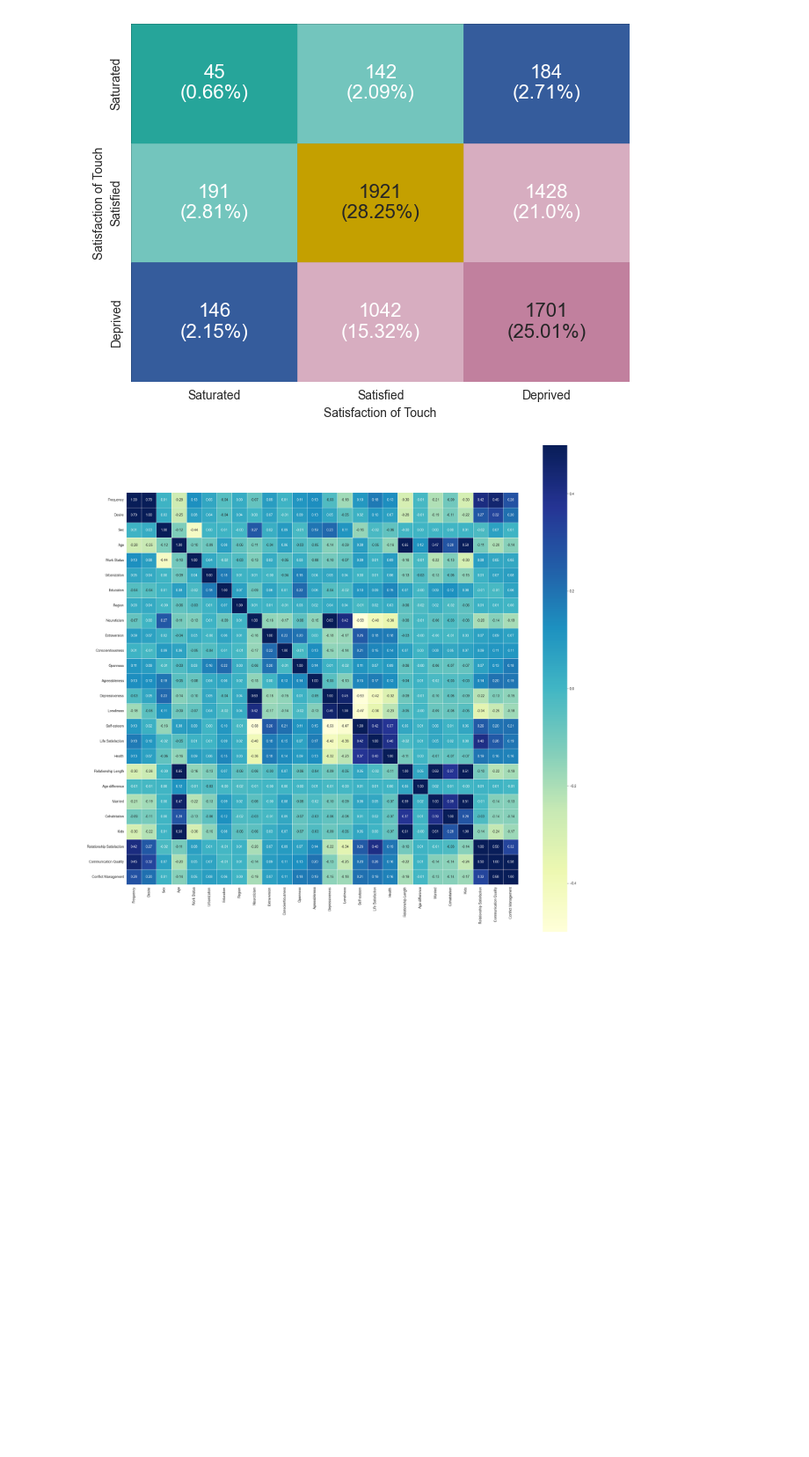
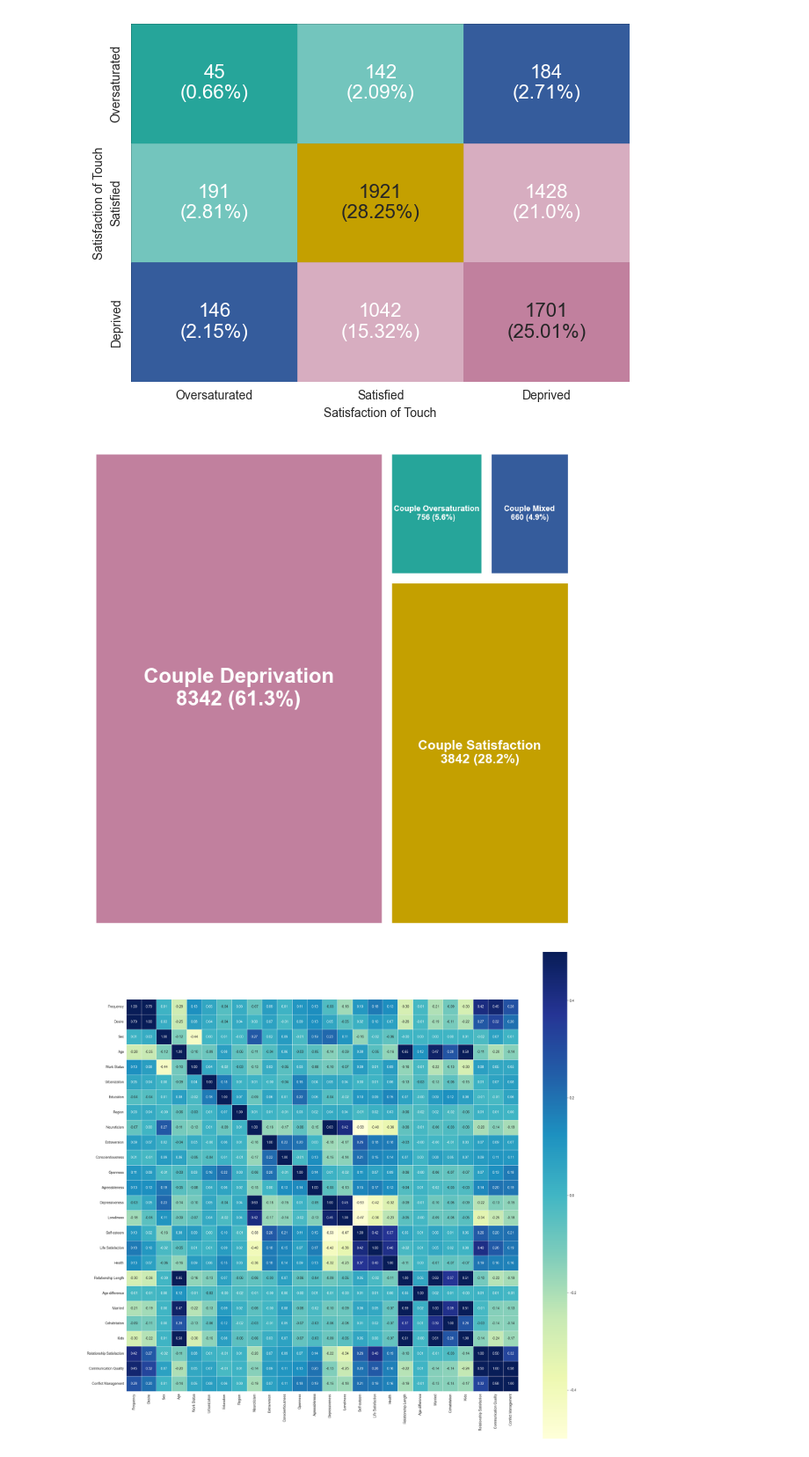
Before and after one commit to EdgardoCS/touchCouples, a Jupyter notebook: correlations_plot.ipynb, the cells around one changed output. Shown at 88% size. Saved outputs shown, nothing was run; the diff lists cells and outputs as text; code cells hidden in the pictures; blank space fills up the shorter version.

```diff
--- a/correlations_plot.ipynb
+++ b/correlations_plot.ipynb
@@ -18,7 +19,7 @@ df2 = pd.read_csv('source/FReDA4.csv')
 # ensure ordered categorical
 df2['Perception'] = pd.Categorical(
     df2['Perception'],
-    categories=['Saturated', 'Satisfied', 'Deprived'],
+    categories=['Oversaturated', 'Satisfied', 'Deprived'],
     ordered=True
 )
 
@@ -82,12 +83,65 @@ plt.ylabel("Satisfaction of Touch")
 plt.tight_layout()
 # plt.savefig('output/img/poster/divergence3.png', dpi=600, transparent=False, bbox_inches='tight')
 # %% [output]
-[figure, old version]
+[figure, new version]
 # %%
-df2.loc[(df2['Kids'] == 0), "Kids binary"] = 0
-df2.loc[(df2['Kids'] >= 1), "Kids binary"] = 1
+import squarify
 
-couples_satisfied = df2[df2["Group3"] == "Couple Satisfaction"].copy()
-couples_deprived = df2[df2["Group3"] == "Couple Deprivation"].copy()
-couples_saturated = df2[df2["Group3"] == "Couple Saturation"].copy()
-couples_mixed = df2[df2["Group3"] == "Couple Mixed"].copy()
+# ensure ordered categorical
+df2['Group3'] = pd.Categorical(
+    df2['Group3'],
+    categories=['Couple Satisfaction', 'Couple Deprivation', 'Couple Oversaturation', 'Couple Mixed'],
+    ordered=True
+)
+
+counts = df2["Group3"].value_counts(sort=True)
+total = counts.sum()
+
+custom_labels = [
+    f"{label}\n{count} ({(count / total) * 100:.1f}%)"
+    for label, count in zip(counts.index, counts.values)
+]
+
+tree_colors = [
+    '#c1809e',
+    '#C4A000',
+    '#26a59a',
+    '#355C9C',
+]
+
+fig, ax = plt.subplots(figsize=(10, 10))
+ax.set_axis_off()
+
+squarify.plot(sizes=counts,
+              label=custom_labels,
+              ax=ax,
+              color=tree_colors,
+              pad=True,
+              text_kwargs={"color": "white",
+                           # "fontsize": 11,
+                           "fontweight": "bold"
+                           }
+              )
+
+min_font_size = 9
+max_font_size = 24
+
+min_count = counts.min()
+max_count = counts.max()
+
+if max_count == min_count:
+    # Fallback if all groups are exactly the exact same size
+    font_sizes = [14] * len(counts)
+else:
+    font_sizes = [
+        min_font_size + ((count - min_count) / (max_count - min_count)) * (max_font_size - min_font_size)
+        for count in counts
+    ]
+
+for text_obj, size in zip(ax.texts, font_sizes):
+    text_obj.set_fontsize(size)
+
+plt.savefig('output/img/poster/divergence4.png', dpi=600, transparent=False, bbox_inches='tight')
+plt.show()
+# %% [output]
+[figure, added]
```
Also changed, not shown: parts of 2 cells of this notebook, 19 other files.
